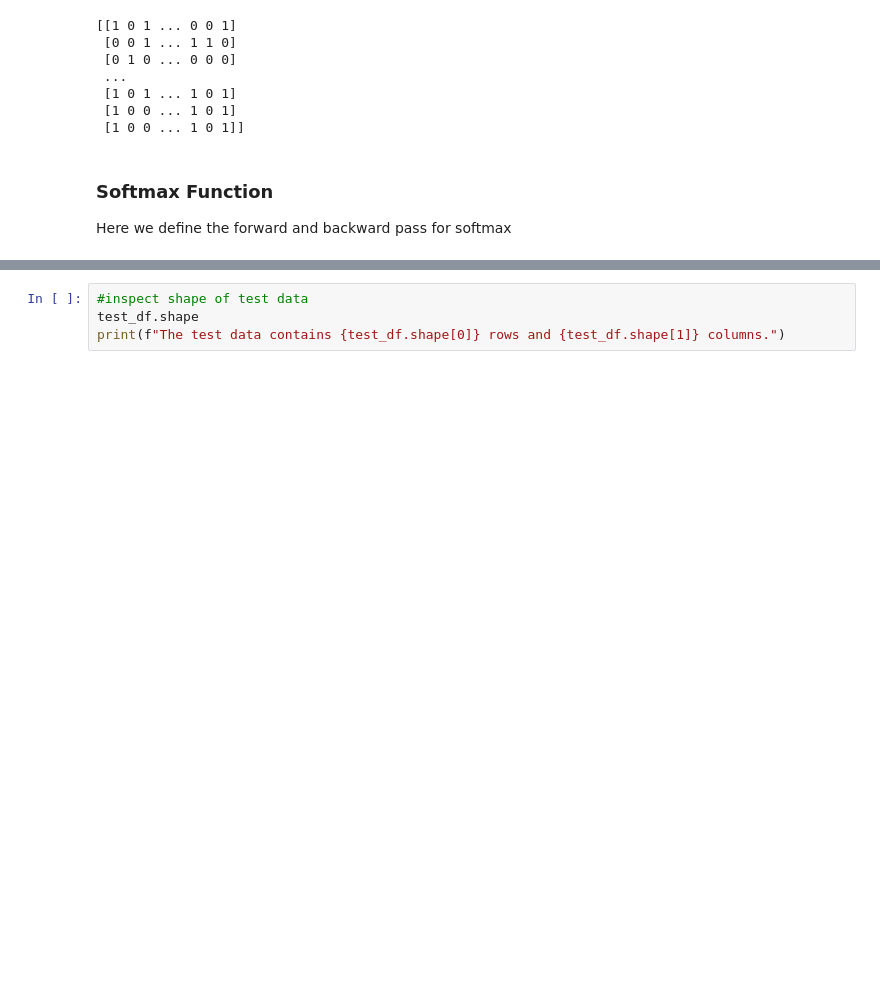
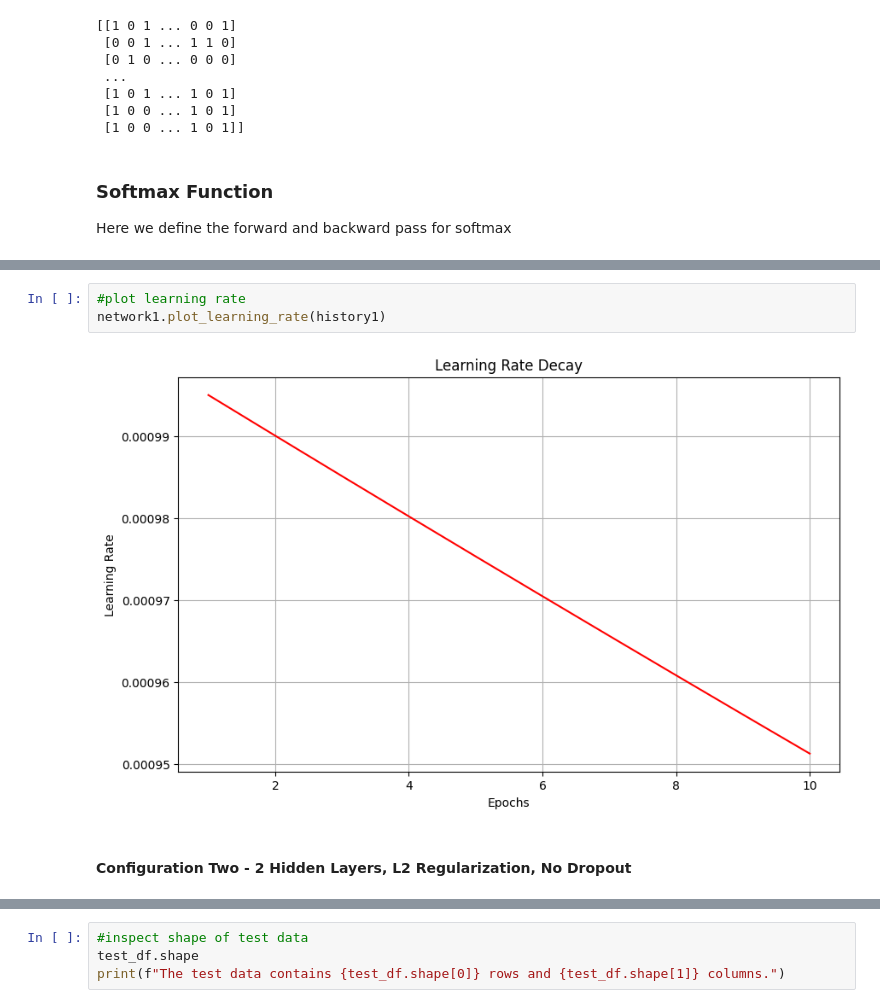
Before and after one commit to sleekyucee/programming4AI, a Jupyter notebook: Notebooks/Programming_and_Maths_INM702_CourseWork_TaskOne_Amua_U.ipynb, the cells around one changed output, grey strips where cells are left out. Cells and saved outputs as stored; diff of their text form; blank space fills up the shorter version.

```diff
--- a/Notebooks/Programming_and_Maths_INM702_CourseWork_TaskOne_Amua_U.ipynb
+++ b/Notebooks/Programming_and_Maths_INM702_CourseWork_TaskOne_Amua_U.ipynb
@@ -1182,0 +1148,7 @@ y_train.shape
+# %%
+#plot learning rate
+network1.plot_learning_rate(history1)
+# %% [output]
+[figure, added]
+# %% [markdown]
+#### Configuration Two - 2 Hidden Layers, L2 Regularization, No Dropout
```
Also changed, not shown: parts of 179 cells of this notebook, 1 other file.
